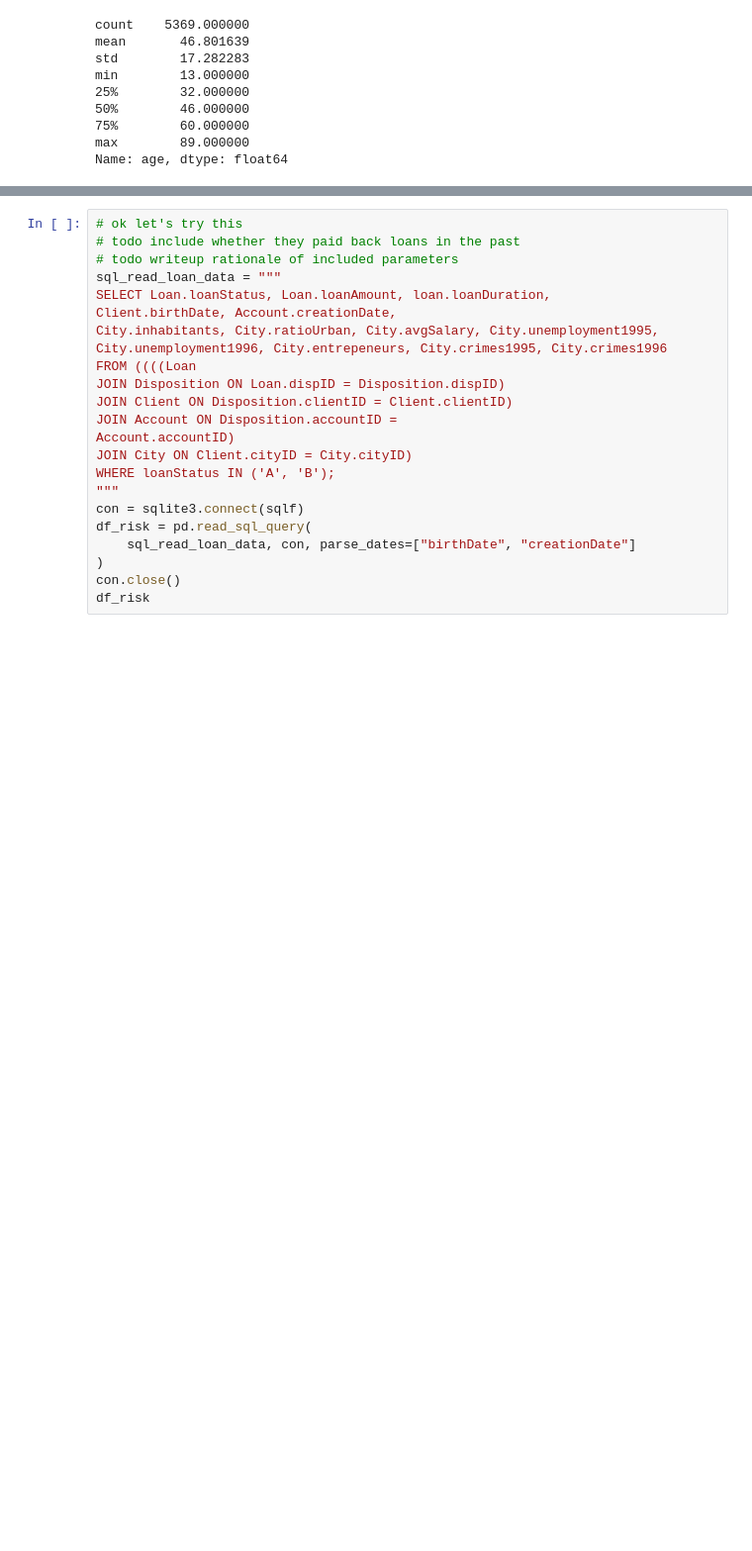
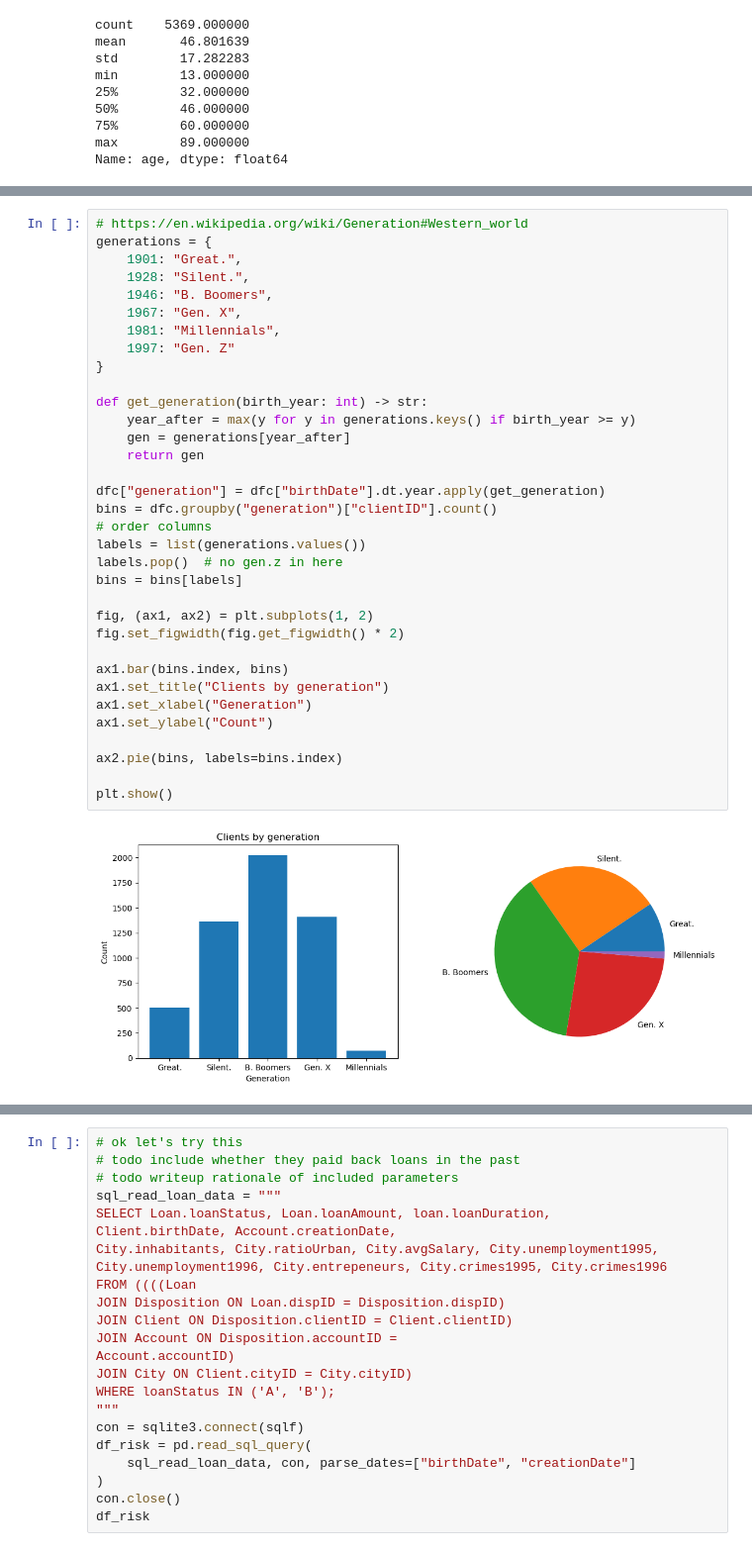
Before and after one commit to irismessage/data-essay, a Jupyter notebook: DATA Assessment 2023-24.ipynb, the cells around one changed output, grey strips where cells are left out. Shown at 99% size. Drawn from its saved outputs; the diff is of its cells as text; blank space fills up the shorter version.

```diff
--- a/DATA Assessment 2023-24.ipynb
+++ b/DATA Assessment 2023-24.ipynb
@@ -450,0 +443,36 @@ plt.show()
+# %%
+# https://en.wikipedia.org/wiki/Generation#Western_world
+generations = {
+    1901: "Great.",
+    1928: "Silent.",
+    1946: "B. Boomers",
+    1967: "Gen. X",
+    1981: "Millennials",
+    1997: "Gen. Z"
+}
+
+def get_generation(birth_year: int) -> str:
+    year_after = max(y for y in generations.keys() if birth_year >= y)
+    gen = generations[year_after]
+    return gen
+
+dfc["generation"] = dfc["birthDate"].dt.year.apply(get_generation)
+bins = dfc.groupby("generation")["clientID"].count()
+# order columns
+labels = list(generations.values())
+labels.pop()  # no gen.z in here
+bins = bins[labels]
+
+fig, (ax1, ax2) = plt.subplots(1, 2)
+fig.set_figwidth(fig.get_figwidth() * 2)
+
+ax1.bar(bins.index, bins)
+ax1.set_title("Clients by generation")
+ax1.set_xlabel("Generation")
+ax1.set_ylabel("Count")
+
+ax2.pie(bins, labels=bins.index)
+
+plt.show()
+# %% [output]
+[figure, added]
```
Also changed, not shown: parts of 7 cells of this notebook, 2 other files.
